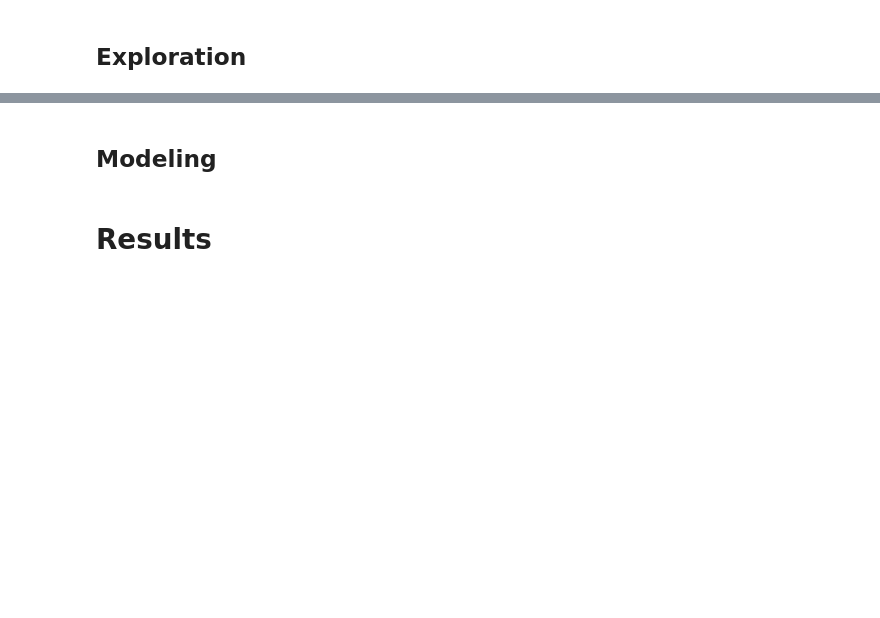
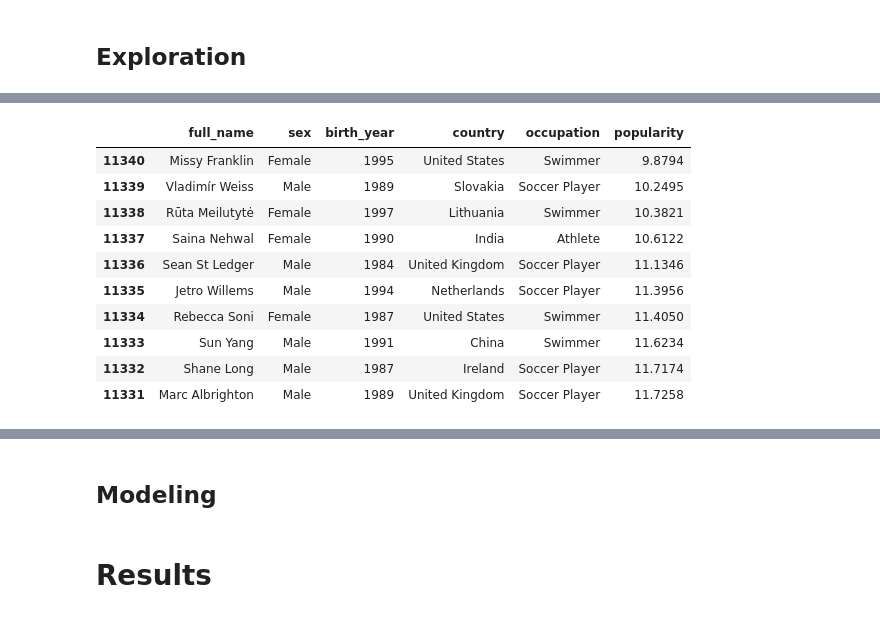
Before and after one commit to tbahng/ist652-final_project, a Jupyter notebook: Final_Project_Report.ipynb, the cells around one changed output, grey strips where cells are left out. Saved outputs shown, nothing was run; the diff lists cells and outputs as text; code cells hidden in the pictures; blank space fills up the shorter version.

```diff
--- a/Final_Project_Report.ipynb
+++ b/Final_Project_Report.ipynb
@@ -27,0 +202,17 @@ Key analysis methods used in report:
+# %%
+# Which historic characters are in the top ten least popular?
+dfTopTenLeastPopularPeople = dfCleanData.sort_values(by = ['popularity'], ascending = True)
+dfTopTenLeastPopularPeople = dfTopTenLeastPopularPeople.head(10)
+dfTopTenLeastPopularPeople.loc[:,columnToDisplayCleanData].head(10)
+# %% [output]
+|  | full_name | sex | birth_year | country | occupation | popularity |
+| 11340 | Missy Franklin | Female | 1995 | United States | Swimmer | 9.8794 |
+| 11339 | Vladimír Weiss | Male | 1989 | Slovakia | Soccer Player | 10.2495 |
+| 11338 | Rūta Meilutytė | Female | 1997 | Lithuania | Swimmer | 10.3821 |
+| 11337 | Saina Nehwal | Female | 1990 | India | Athlete | 10.6122 |
+| 11336 | Sean St Ledger | Male | 1984 | United Kingdom | Soccer Player | 11.1346 |
+| 11335 | Jetro Willems | Male | 1994 | Netherlands | Soccer Player | 11.3956 |
+| 11334 | Rebecca Soni | Female | 1987 | United States | Swimmer | 11.4050 |
+| 11333 | Sun Yang | Male | 1991 | China | Swimmer | 11.6234 |
+| 11332 | Shane Long | Male | 1987 | Ireland | Soccer Player | 11.7174 |
+| 11331 | Marc Albrighton | Male | 1989 | United Kingdom | Soccer Player | 11.7258 |
```
Also changed, not shown: parts of 35 cells of this notebook.
